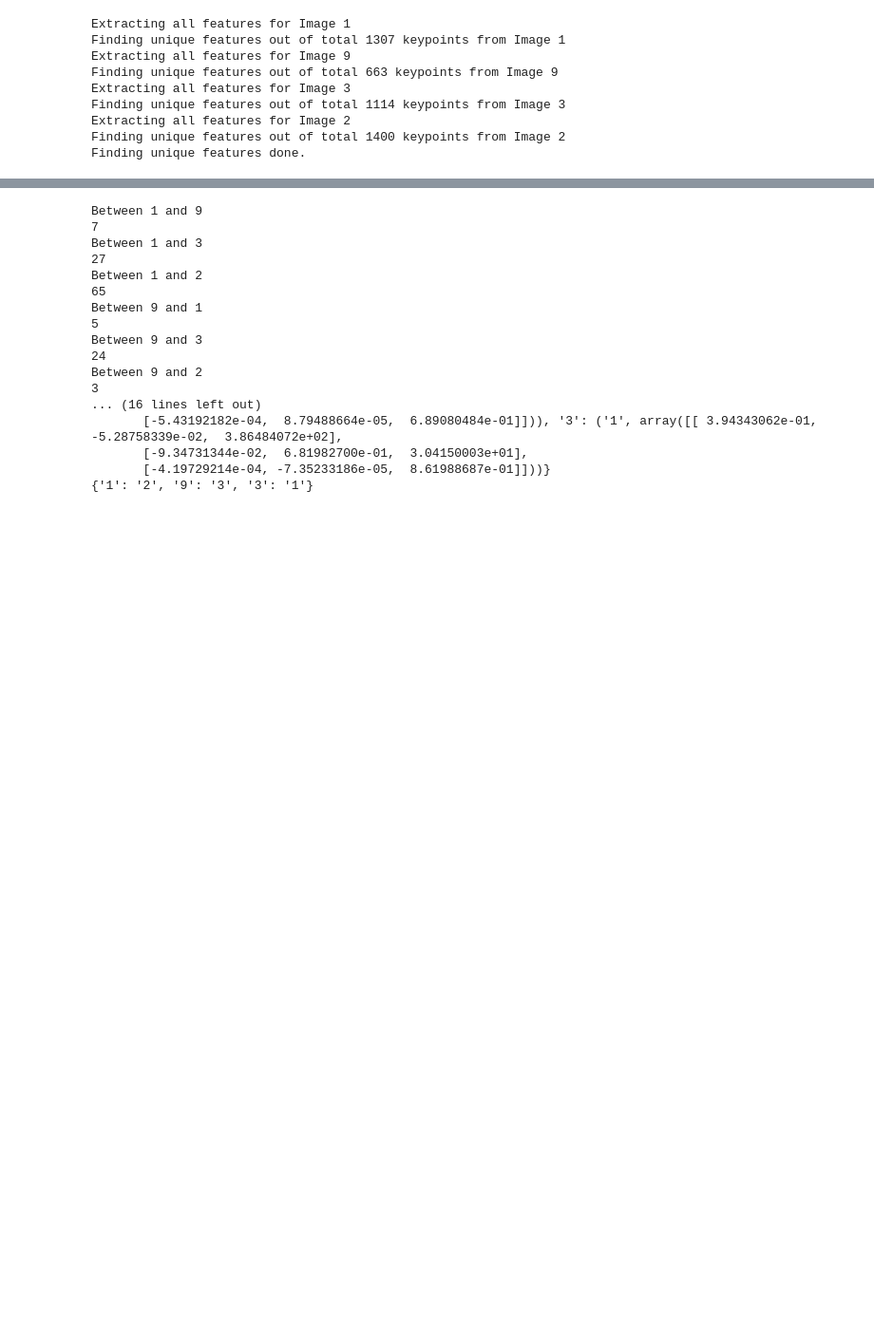
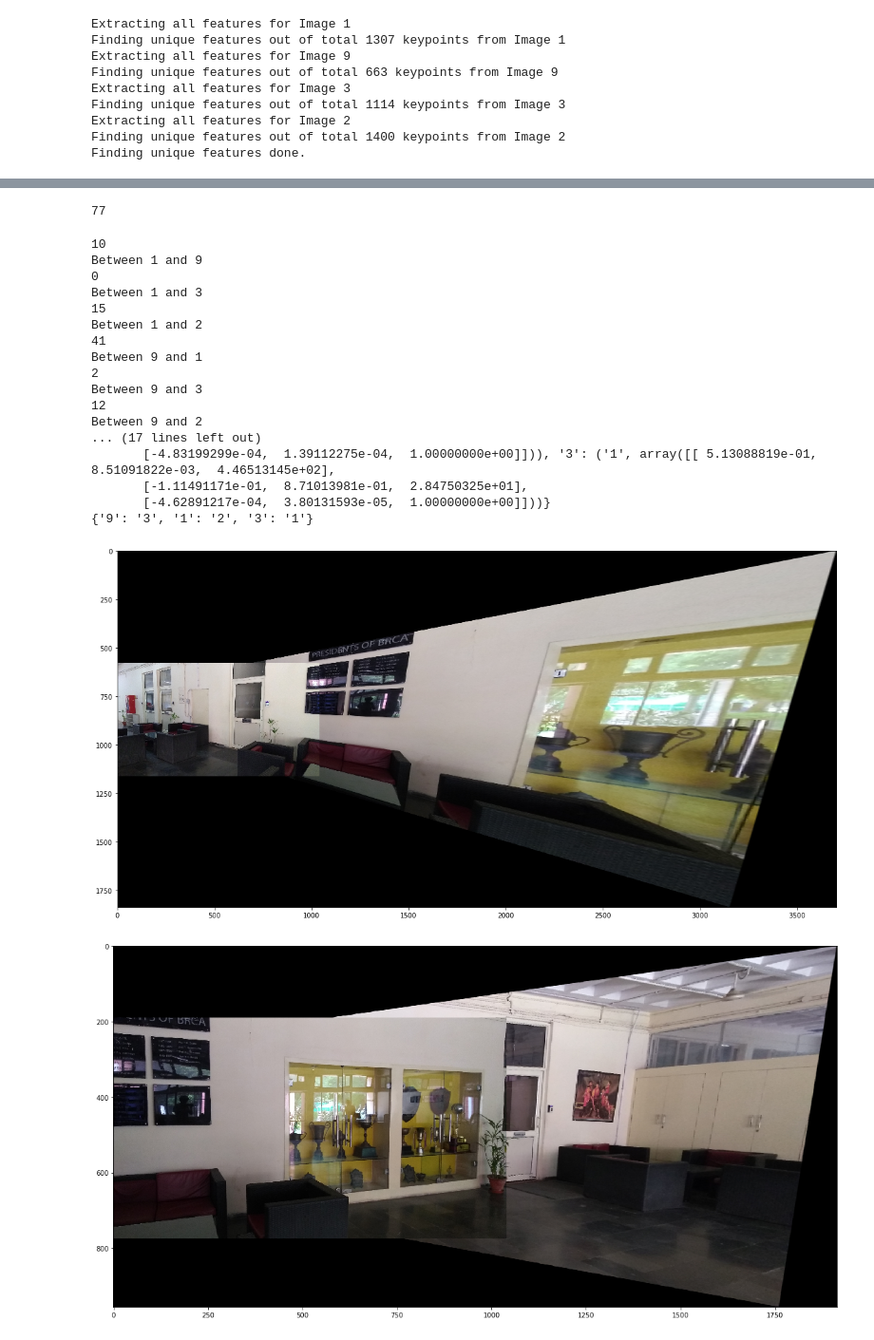
Before and after one commit to krishanudb/computer_vision, a Jupyter notebook: assignment_2/fresh_start.ipynb, the cells around one changed output, grey strips where cells are left out. Shown at 95% size. Cells and saved outputs as stored; diff of their text form; code cells hidden in the pictures; blank space fills up the shorter version.

```diff
--- a/assignment_2/fresh_start.ipynb
+++ b/assignment_2/fresh_start.ipynb
@@ -132,5 +130,11 @@ Feature Matching Done For all Images, Distance to beat: 167.728942871
+# %%
+average_matches_per_pair
+# %% [output]
+77
 # %%
-MIN_MATCH_COUNT=5
+MIN_MATCH_COUNT=  10
+
+print(MIN_MATCH_COUNT)
 best_match = {}
 best_match_count = {}
 good_matches_dict = {}
@@ -152,10 +156,9 @@ for i in kpics.keys():
             print("Between {} and {}".format(i, j))
             print(len(good_matches))
 
-            if len(good_matches)>=MIN_MATCH_COUNT:
+            if len(good_matches) >= MIN_MATCH_COUNT:
                 img1, img2, kp1, kp2 = kpics[i], kpics[j], kp[i], kp[j]
                 cimg1, cimg2 = pics[i], pics[j]
-
 
                 img1_pts = np.float32([ kp1[m.queryIdx].pt for m in good_matches ]).reshape(-1,1,2)
                 img2_pts = np.float32([ kp2[m.trainIdx].pt for m in good_matches ]).reshape(-1,1,2)
@@ -167,6 +170,7 @@ for i in kpics.keys():
                     H2_inverse = np.linalg.inv(H2)
 
                     H = (H1 + H2_inverse) / 2.
+                    H = H1
 
                     if len(good_matches) > best_match_count[j]:
                         best_match[j] = (i, H)
@@ -177,20 +181,53 @@ for i in kpics.keys():
 print(best_match)
 print(order)
 # %% [output]
+10
 Between 1 and 9
-7
+0
 Between 1 and 3
-27
+15
 Between 1 and 2
-65
+41
 Between 9 and 1
-5
+2
 Between 9 and 3
-24
+12
 Between 9 and 2
-3
-... (16 lines left out)
-       [-5.43192182e-04,  8.79488664e-05,  6.89080484e-01]])), '3': ('1', array([[ 3.94343062e-01, -5.28758339e-02,  3.86484072e+02],
-       [-9.34731344e-02,  6.81982700e-01,  3.04150003e+01],
-       [-4.19729214e-04, -7.35233186e-05,  8.61988687e-01]]))}
-{'1': '2', '9': '3', '3': '1'}
+... (17 lines left out)
+       [-4.83199299e-04,  1.39112275e-04,  1.00000000e+00]])), '3': ('1', array([[ 5.13088819e-01,  8.51091822e-03,  4.46513145e+02],
+       [-1.11491171e-01,  8.71013981e-01,  2.84750325e+01],
+       [-4.62891217e-04,  3.80131593e-05,  1.00000000e+00]]))}
+{'9': '3', '1': '2', '3': '1'}
+# %%
+for key in best_match.keys():
+    match, H = best_match[key]
+
+    img1, img2 = pics[match], pics[key]
+
+    h1,w1 = img1.shape[:2]
+    h2,w2 = img2.shape[:2]
+    pts1 = np.float32([[0,0],[0,h1],[w1,h1],[w1,0]]).reshape(-1,1,2)
+    pts2 = np.float32([[0,0],[0,h2],[w2,h2],[w2,0]]).reshape(-1,1,2)
+
+
+    pts2_ = cv2.perspectiveTransform(pts2, H)
+    pts = np.concatenate((pts1, pts2_), axis=0)
+
+    [xmin, ymin] = np.int32(pts.min(axis=0).ravel() - 0.5)
+    [xmax, ymax] = np.int32(pts.max(axis=0).ravel() + 0.5)
+
+    t = [-xmin,-ymin]
+
+    Ht = np.array([[1,0,t[0]],[0,1,t[1]],[0,0,1]])
+
+    result = cv2.warpPerspective(img1, Ht.dot(H), (xmax-xmin, ymax-ymin))
+    result[t[1]:h1+t[1],t[0]:w1+t[0]] = img2
+
+    result = cv2.cvtColor(result, cv2.COLOR_BGR2RGB)
+
+    plt.figure(figsize=(20, 10))
+    plt.imshow(result)
+    plt.show()
+# %% [output]
+[figure, added]
+[figure, added]
```
Also changed, not shown: parts of 5 cells of this notebook.
